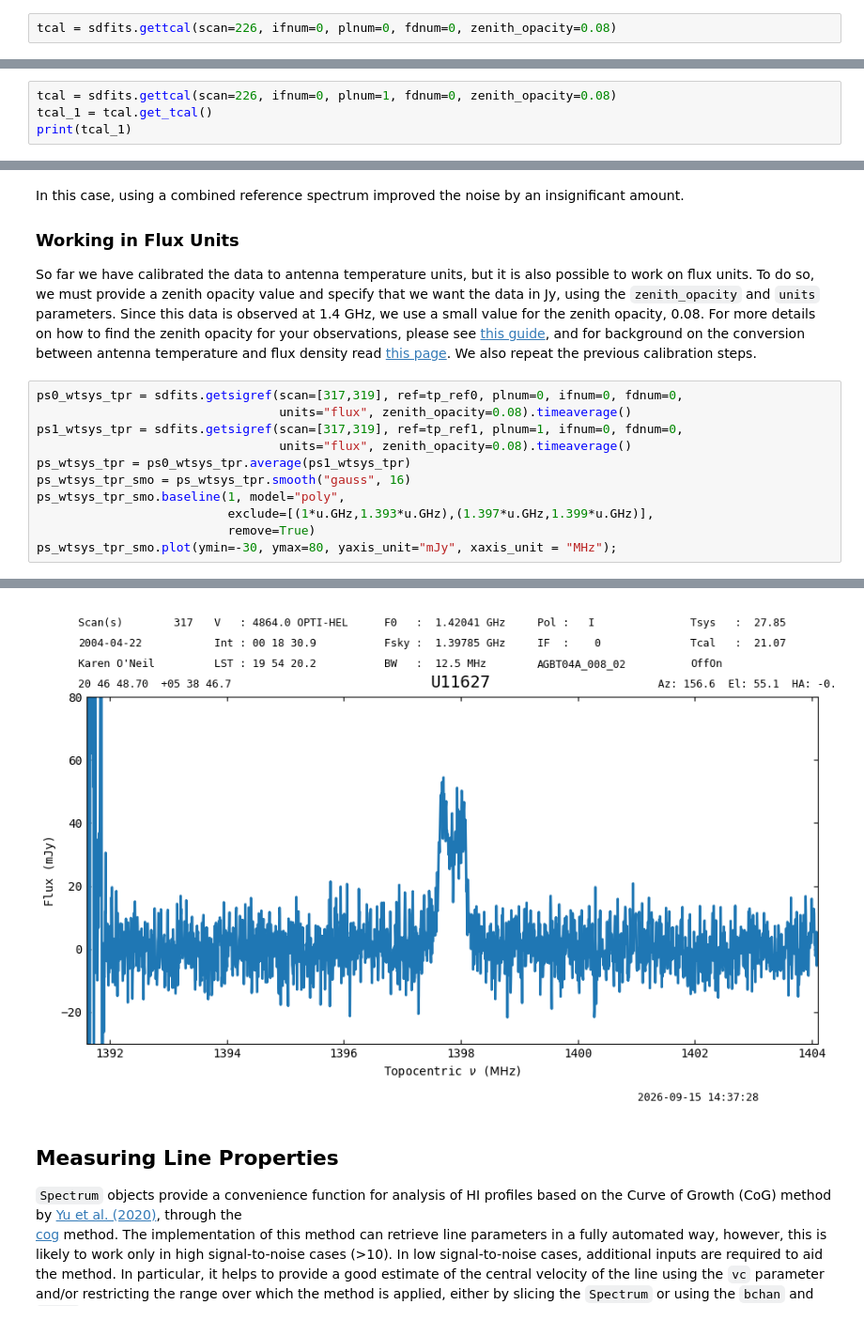
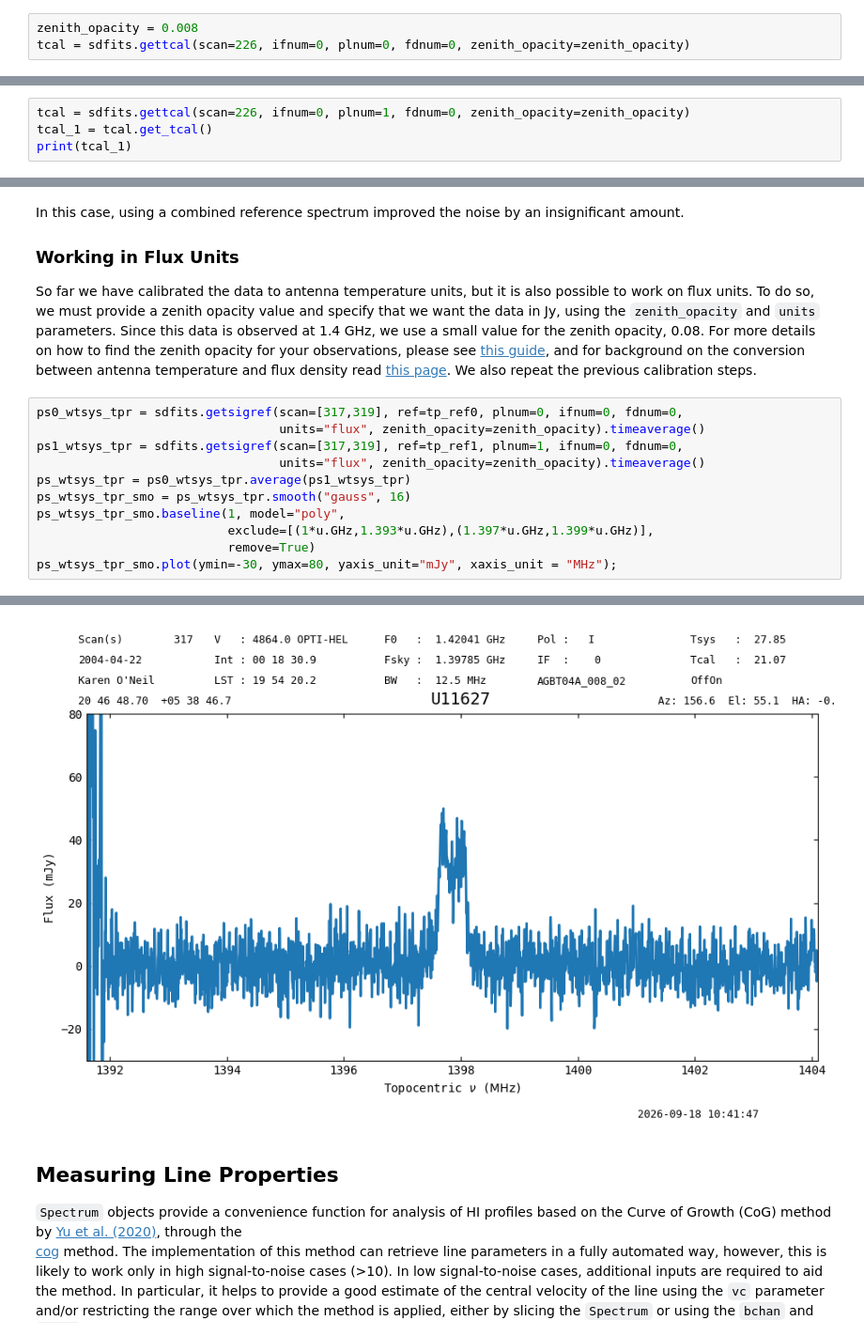
Before and after one commit to GreenBankObservatory/dysh, a Jupyter notebook: notebooks/examples/hi_survey.ipynb, the cells around one changed output, grey strips where cells are left out. Shown at 94% size. Drawn from its saved outputs; the diff is of its cells as text.

```diff
--- a/notebooks/examples/hi_survey.ipynb
+++ b/notebooks/examples/hi_survey.ipynb
@@ -120,4 +122,5 @@ Since this an L-band observation, we use a value of 0.08.
 The exact value does not have a significant impact on the results.
 # %%
-tcal = sdfits.gettcal(scan=226, ifnum=0, plnum=0, fdnum=0, zenith_opacity=0.08)
+zenith_opacity = 0.008
+tcal = sdfits.gettcal(scan=226, ifnum=0, plnum=0, fdnum=0, zenith_opacity=zenith_opacity)
 # %% [output]
@@ -141,7 +144,7 @@ print(tcal_0)
 Thus the temperature of the noise diode for polarization 0 is $18.58$ K.
 We do the same for the second polarization.
 # %%
-tcal = sdfits.gettcal(scan=226, ifnum=0, plnum=1, fdnum=0, zenith_opacity=0.08)
+tcal = sdfits.gettcal(scan=226, ifnum=0, plnum=1, fdnum=0, zenith_opacity=zenith_opacity)
 tcal_1 = tcal.get_tcal()
 print(tcal_1)
 # %% [output]
@@ -708,9 +708,9 @@ In this case, using a combined reference spectrum improved the noise by an insig
 So far we have calibrated the data to antenna temperature units, but it is also possible to work on flux units. To do so, we must provide a zenith opacity value and specify that we want the data in Jy, using the `zenith_opacity` and `units` parameters. Since this data is observed at 1.4 GHz, we use a small value for the zenith opacity, 0.08. For more details on how to find the zenith opacity for your observations, please see [this guide](https://gbtdocs.readthedocs.io/en/latest/how-tos/data_reduction/calculate_opacity.html), and for background on the conversion between antenna temperature and flux density read [this page](https://www.cv.nrao.edu/~sransom/web/Ch3.html#E48). We also repeat the previous calibration steps.
 # %%
 ps0_wtsys_tpr = sdfits.getsigref(scan=[317,319], ref=tp_ref0, plnum=0, ifnum=0, fdnum=0,
-                                 units="flux", zenith_opacity=0.08).timeaverage()
+                                 units="flux", zenith_opacity=zenith_opacity).timeaverage()
 ps1_wtsys_tpr = sdfits.getsigref(scan=[317,319], ref=tp_ref1, plnum=1, ifnum=0, fdnum=0,
-                                 units="flux", zenith_opacity=0.08).timeaverage()
+                                 units="flux", zenith_opacity=zenith_opacity).timeaverage()
 ps_wtsys_tpr = ps0_wtsys_tpr.average(ps1_wtsys_tpr)
 ps_wtsys_tpr_smo = ps_wtsys_tpr.smooth("gauss", 16)
 ps_wtsys_tpr_smo.baseline(1, model="poly",
@@ -723,4 +723,4 @@ ps_wtsys_tpr_smo.plot(ymin=-30, ymax=80, yaxis_unit="mJy", xaxis_unit = "MHz");
-[figure, old version]
+[figure, new version]
 # %% [markdown]
 ## Measuring Line Properties
 
```
Also changed, not shown: parts of 35 cells of this notebook, 1 other file.
